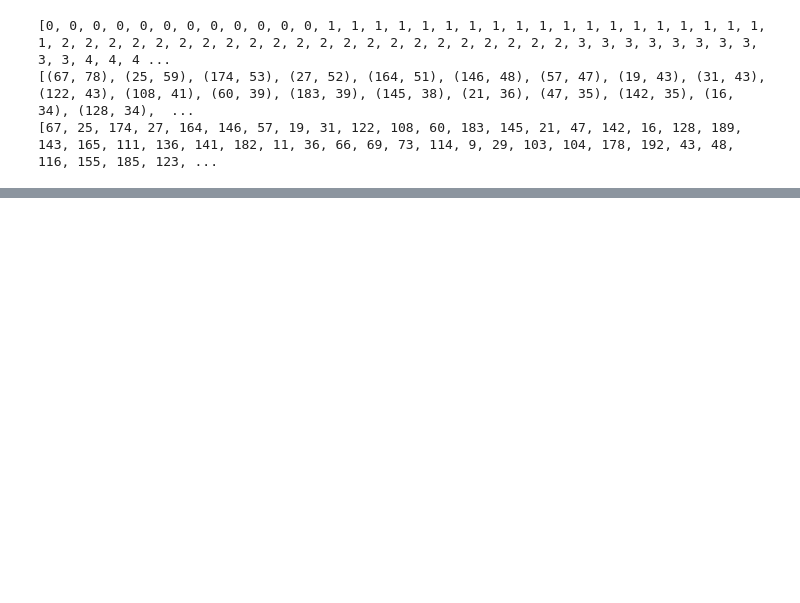
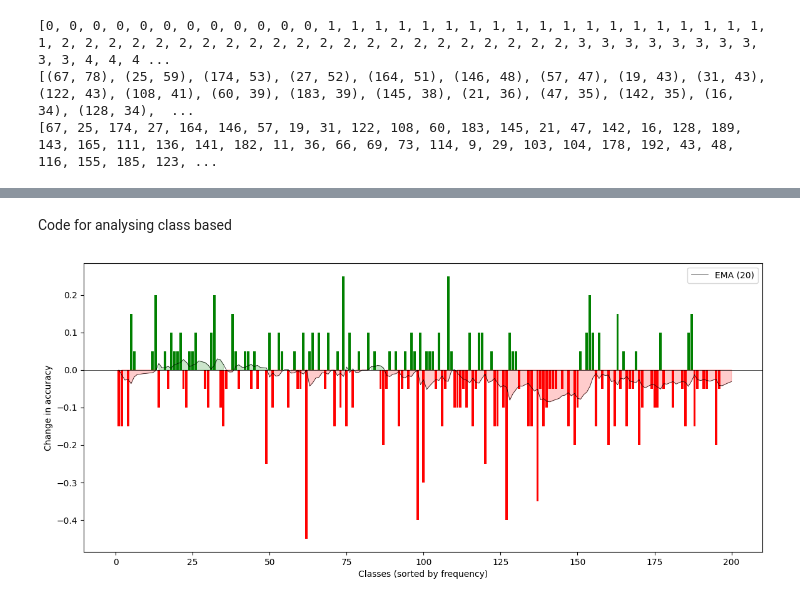
Before and after one commit to Self-Supervised-Learning-CS685/ssl-evaluation, a Jupyter notebook: create_graphs.ipynb, the cells around one changed output, grey strips where cells are left out. Cells and saved outputs as stored; diff of their text form; code cells hidden in the pictures; blank space fills up the shorter version.

Commit message:
Add class based analysis

```diff
--- a/create_graphs.ipynb
+++ b/create_graphs.ipynb
@@ -187,0 +159,2 @@ plt.show()
+# %% [markdown]
+Code for analysing class based
@@ -187,0 +180,54 @@ plt.show()
+# %%
+data = np.loadtxt("results/semi_fungi_PL_classbased/test/pl.txt", dtype=int)
+
+# Split data into target and predicted labels
+y_true = data[:, 0]  # target labels (first column)
+y_pred = data[:, 1]  # predicted labels (second column)
+
+# Count the number of true positives for each class
+true_positives = {}
+unique_classes = np.unique(y_true)
+
+for cls in unique_classes:
+    true_positives[cls] = np.sum((y_true == cls) & (y_pred == cls))
+
+# Create a list to store true positives in the order of frequency
+ordered_true_positives = [true_positives[cls] for cls in sorted_labels]
+
+heatmap_data2 = np.array(ordered_true_positives).reshape(1, -1)
+# %%
+import numpy as np
+import matplotlib.pyplot as plt
+import pandas as pd
+
+#0.2 = 0.6 - 0.4
+difference_data = heatmap_data2[0]/20 - heatmap_data1[0]/20
+# Replace this with your actual TP data for 200 classes
+tp_counts = difference_data  # Example data with some values below zero
+classes = np.arange(1, len(tp_counts) + 1)
+
+# Calculate EMA with pandas for smoother trend line
+tp_series = pd.Series(tp_counts)
+ema_tp_counts = tp_series.ewm(span=20, adjust=False).mean().values  # Span controls the level of smoothing
+
+values = difference_data.flatten()
+# Plot the bar graph for TP counts
+plt.figure(figsize=(14, 6))
+bars = plt.bar(np.arange(len(difference_data)), values, color=['green' if v > 0 else 'red' for v in values])
+# Overlay the EMA line
+plt.plot(classes, ema_tp_counts, color="black", linewidth=0.5, label="EMA (20)")
+
+# Fill the region between EMA line and zero line
+plt.fill_between(classes, ema_tp_counts, 0, where=(ema_tp_counts >= 0), color="green", alpha=0.2)
+plt.fill_between(classes, ema_tp_counts, 0, where=(ema_tp_counts < 0), color="red", alpha=0.2)
+
+# Add labels and title
+#plt.title("Change in accuracy from threshold 0.80 to 0.95 for each class")
+plt.xlabel("Classes (sorted by frequency)")
+plt.ylabel("Change in accuracy")
+plt.axhline(0, color="black", linewidth=0.5)  # Add a baseline at y=0
+plt.legend()
+
+plt.show()
+# %% [output]
+[figure, added]
```
Also changed, not shown: parts of 6 cells of this notebook.
